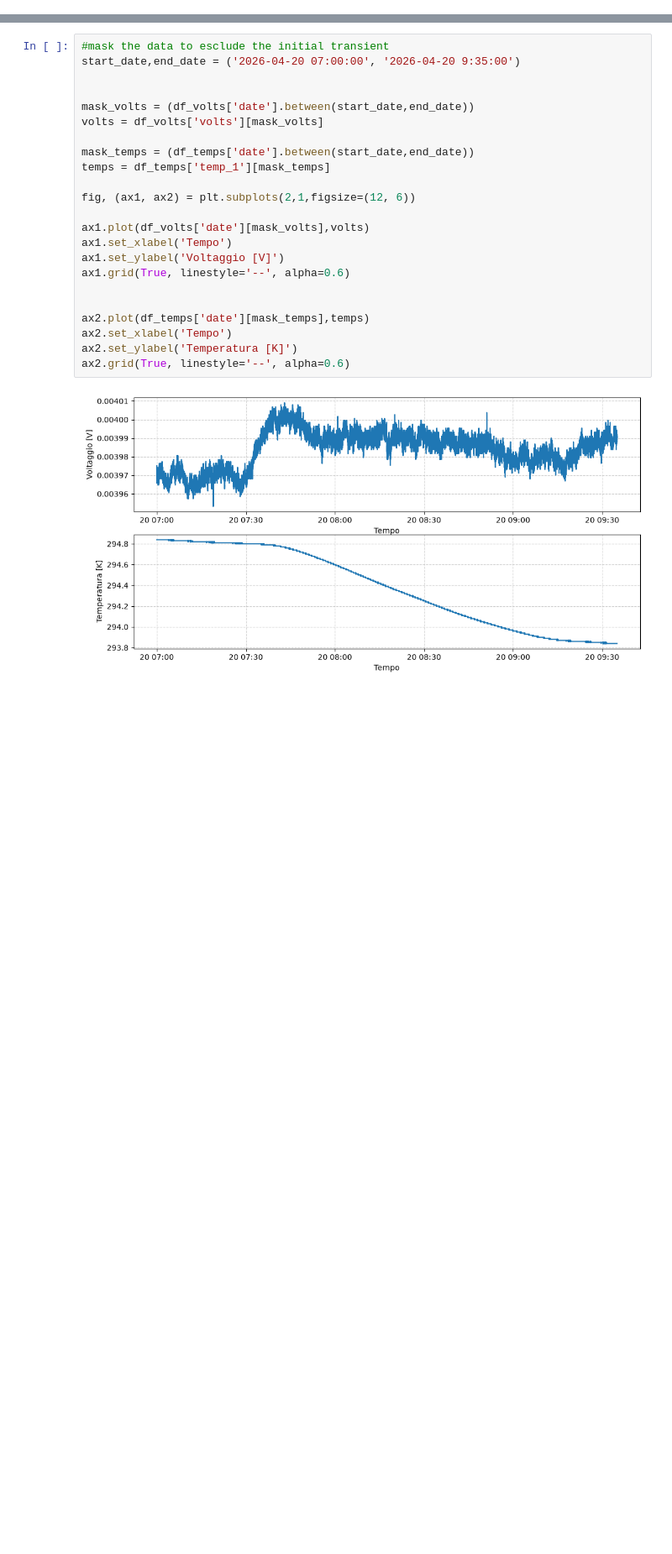
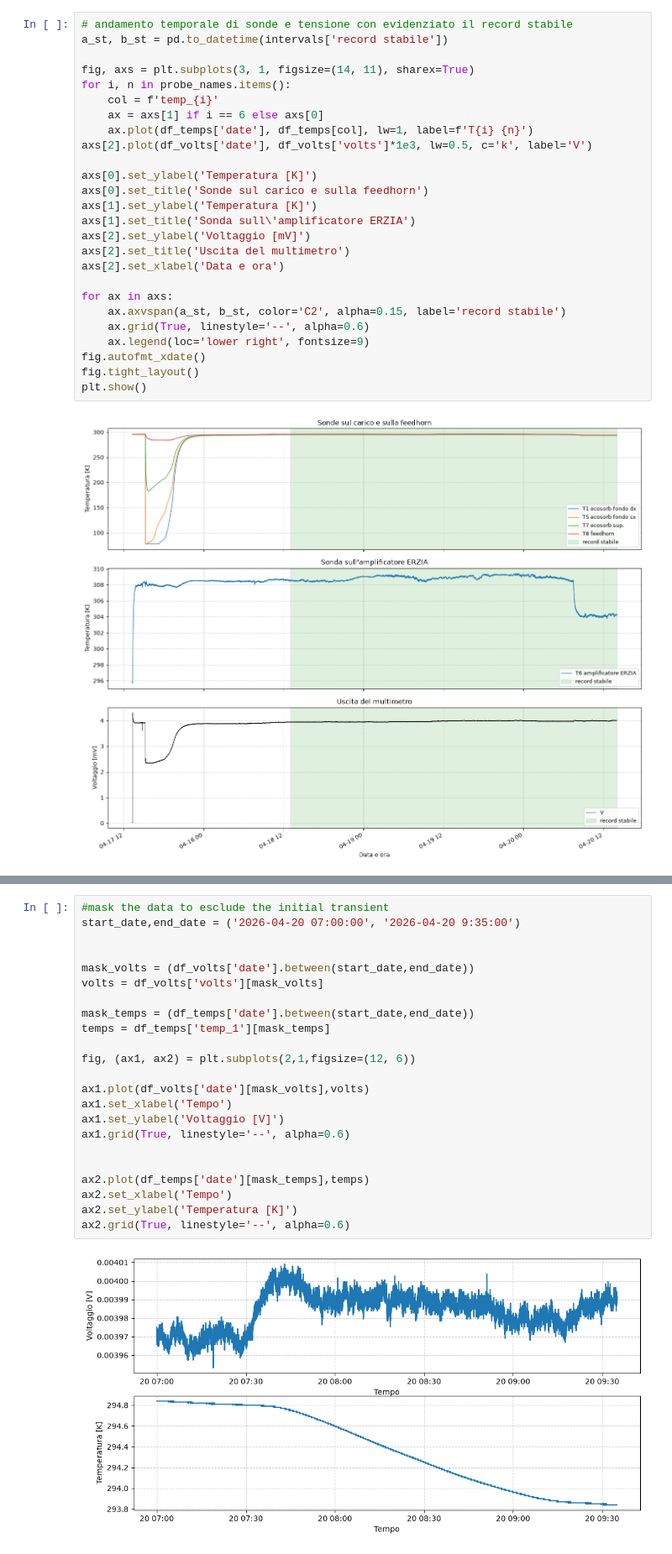
Before and after one commit to Doldz/DRM_RadioLab, a Jupyter notebook: dati_T_noise/calcolo_T_noise.ipynb, the cells around one changed output, grey strips where cells are left out. Shown at 84% size. Drawn from its saved outputs; the diff is of its cells as text; blank space fills up the shorter version.

```diff
--- a/dati_T_noise/calcolo_T_noise.ipynb
+++ b/dati_T_noise/calcolo_T_noise.ipynb
@@ -346,0 +204,28 @@ T_noise 249.842837429611 +- 1.3169207316499656
+# %%
+# andamento temporale di sonde e tensione con evidenziato il record stabile
+a_st, b_st = pd.to_datetime(intervals['record stabile'])
+
+fig, axs = plt.subplots(3, 1, figsize=(14, 11), sharex=True)
+for i, n in probe_names.items():
+    col = f'temp_{i}'
+    ax = axs[1] if i == 6 else axs[0]
+    ax.plot(df_temps['date'], df_temps[col], lw=1, label=f'T{i} {n}')
+axs[2].plot(df_volts['date'], df_volts['volts']*1e3, lw=0.5, c='k', label='V')
+
+axs[0].set_ylabel('Temperatura [K]')
+axs[0].set_title('Sonde sul carico e sulla feedhorn')
+axs[1].set_ylabel('Temperatura [K]')
+axs[1].set_title('Sonda sull\'amplificatore ERZIA')
+axs[2].set_ylabel('Voltaggio [mV]')
+axs[2].set_title('Uscita del multimetro')
+axs[2].set_xlabel('Data e ora')
+
+for ax in axs:
+    ax.axvspan(a_st, b_st, color='C2', alpha=0.15, label='record stabile')
+    ax.grid(True, linestyle='--', alpha=0.6)
+    ax.legend(loc='lower right', fontsize=9)
+fig.autofmt_xdate()
+fig.tight_layout()
+plt.show()
+# %% [output]
+[figure, added]
```
Also changed, not shown: parts of 31 cells of this notebook, 9 other files.
